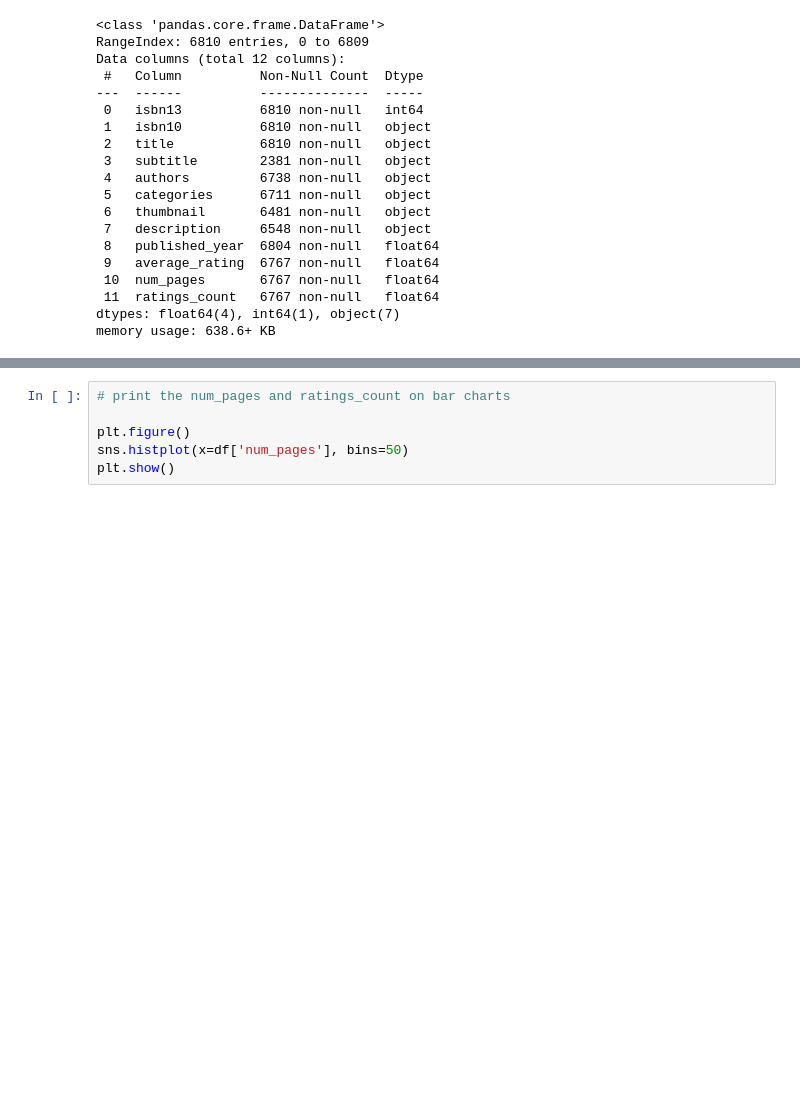
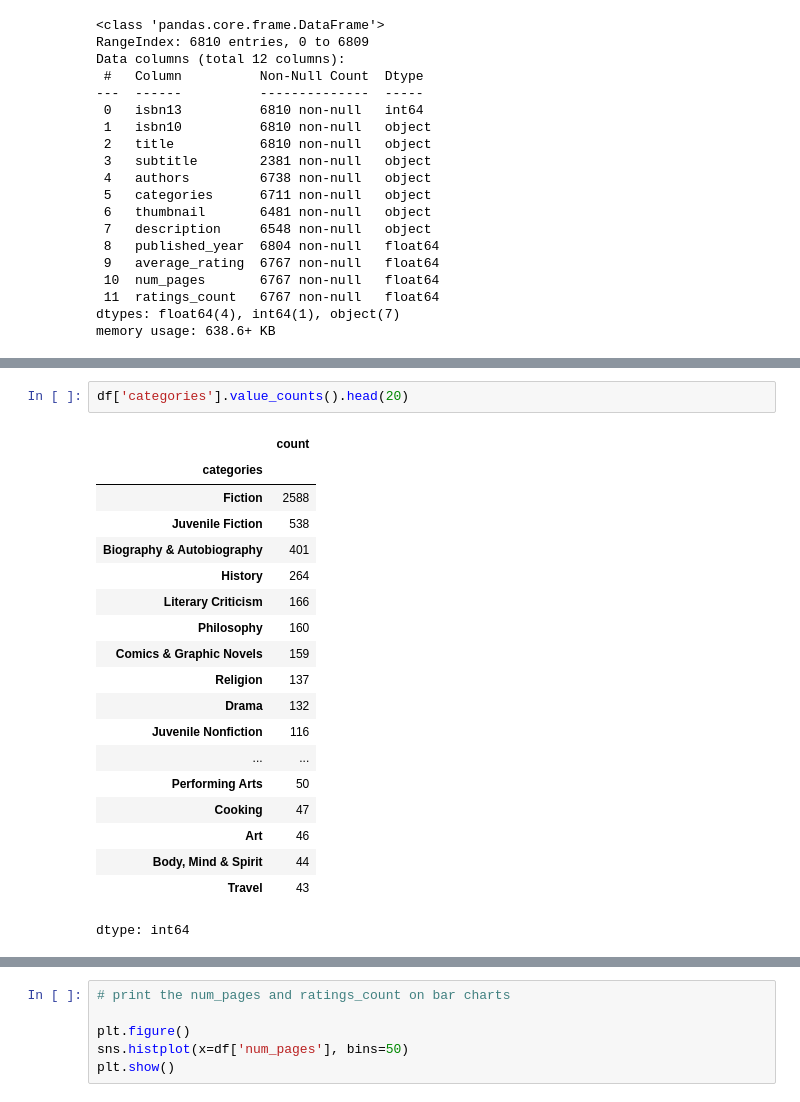
Before and after one commit to rajivgaba/book-recommendation-chatbot, a Jupyter notebook: book_recommendation.ipynb, the cells around one changed output, grey strips where cells are left out. Saved outputs shown, nothing was run; the diff lists cells and outputs as text; blank space fills up the shorter version.

```diff
--- a/book_recommendation.ipynb
+++ b/book_recommendation.ipynb
@@ -68,0 +56,22 @@ df[df['authors'].isna()]
+# %%
+df['categories'].value_counts().head(20)
+# %% [output]
+|  | count |
+| categories |  |
+| Fiction | 2588 |
+| Juvenile Fiction | 538 |
+| Biography & Autobiography | 401 |
+| History | 264 |
+| Literary Criticism | 166 |
+| Philosophy | 160 |
+| Comics & Graphic Novels | 159 |
+| Religion | 137 |
+| Drama | 132 |
+| Juvenile Nonfiction | 116 |
+| ... | ... |
+| Performing Arts | 50 |
+| Cooking | 47 |
+| Art | 46 |
+| Body, Mind & Spirit | 44 |
+| Travel | 43 |
+dtype: int64
```
Also changed, not shown: parts of 15 cells of this notebook.
